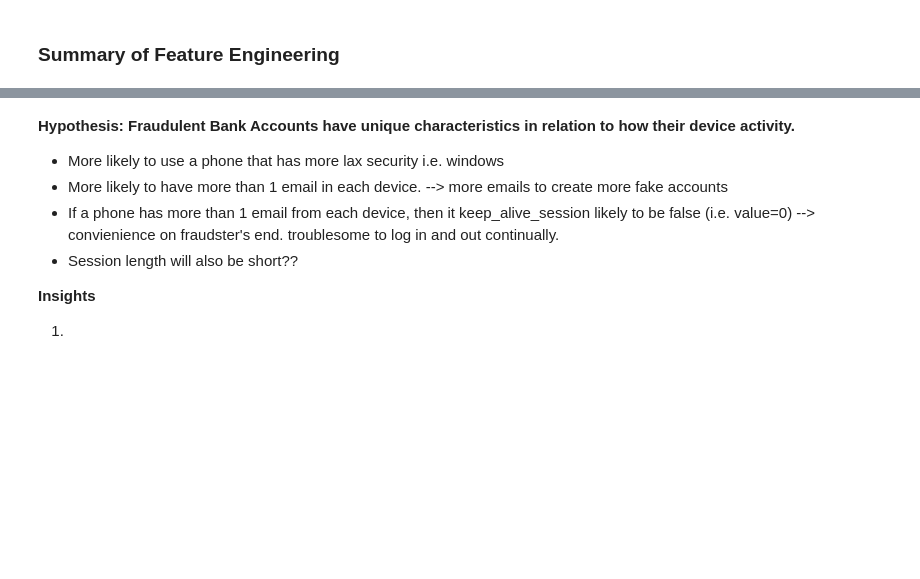
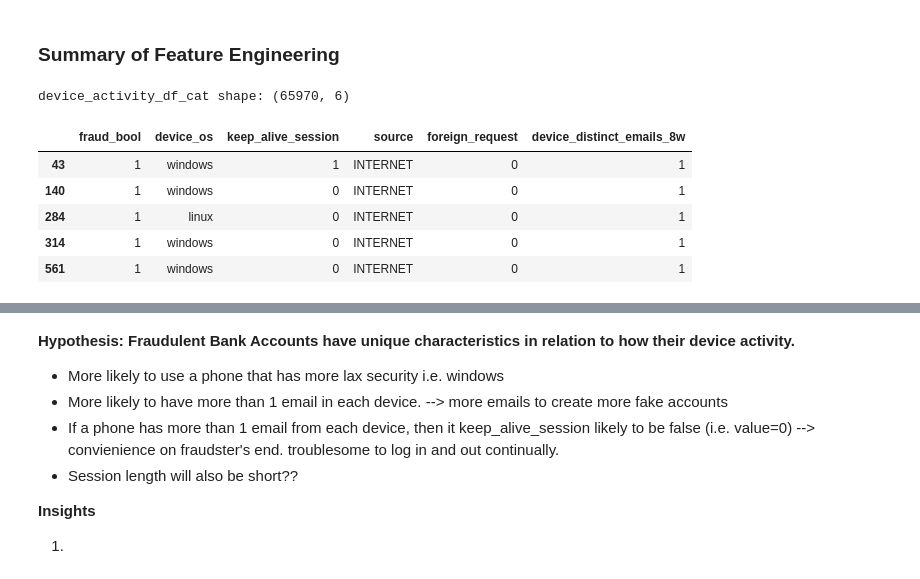
Before and after one commit to kclzl-nus/Detect-Fraudulent-Bank-Accounts, a Jupyter notebook: notebooks/2.0-kclzl-hyp-device-activity.ipynb, the cells around one changed output, grey strips where cells are left out. Cells and saved outputs as stored; diff of their text form; code cells hidden in the pictures; blank space fills up the shorter version.

```diff
--- a/notebooks/2.0-kclzl-hyp-device-activity.ipynb
+++ b/notebooks/2.0-kclzl-hyp-device-activity.ipynb
@@ -429,7 +429,7 @@ Name: count, dtype: int64
 # 1. device_distinct_emails_8w is 2
 # 2. keep_alive_session is '0'
 device_activity_df_cat['featureEng04'] = 0
-device_activity_df_cat.loc[(device_activity_df_cat['foreign_request'] == 1) & (device_activity_df_cat['source'] == 'INTERNET'), 'featureEng04'] = 1
+device_activity_df_cat.loc[(device_activity_df_cat['foreign_request'] == 1) & (device_activity_df_cat['source'] == 'TELEAPP'), 'featureEng04'] = 1
 
 # change 'featureEng02' to category
 device_activity_df_cat['featureEng04'] = device_activity_df_cat['featureEng04'].astype('category')
@@ -569,3 +568,14 @@ plt.legend(loc='upper left', bbox_to_anchor=(1, 1))
 # feature03: device_distinct_emails_8w is 0 or 2 or keep_alive_session is '0'
 # feature04: foreign_request is 1 and source is 'INTERNET'
 # feature05: source is 'INTERNET' and device_os is 'windows'
+# %%
+print(f'device_activity_df_cat shape: {device_activity_df_cat.shape}')
+device_activity_df_cat.head()
+# %% [output]
+device_activity_df_cat shape: (65970, 6)
+|  | fraud_bool | device_os | keep_alive_session | source | foreign_request | device_distinct_emails_8w |
+| 43 | 1 | windows | 1 | INTERNET | 0 | 1 |
+| 140 | 1 | windows | 0 | INTERNET | 0 | 1 |
+| 284 | 1 | linux | 0 | INTERNET | 0 | 1 |
+| 314 | 1 | windows | 0 | INTERNET | 0 | 1 |
+| 561 | 1 | windows | 0 | INTERNET | 0 | 1 |
```
Also changed, not shown: parts of 3 cells of this notebook.
